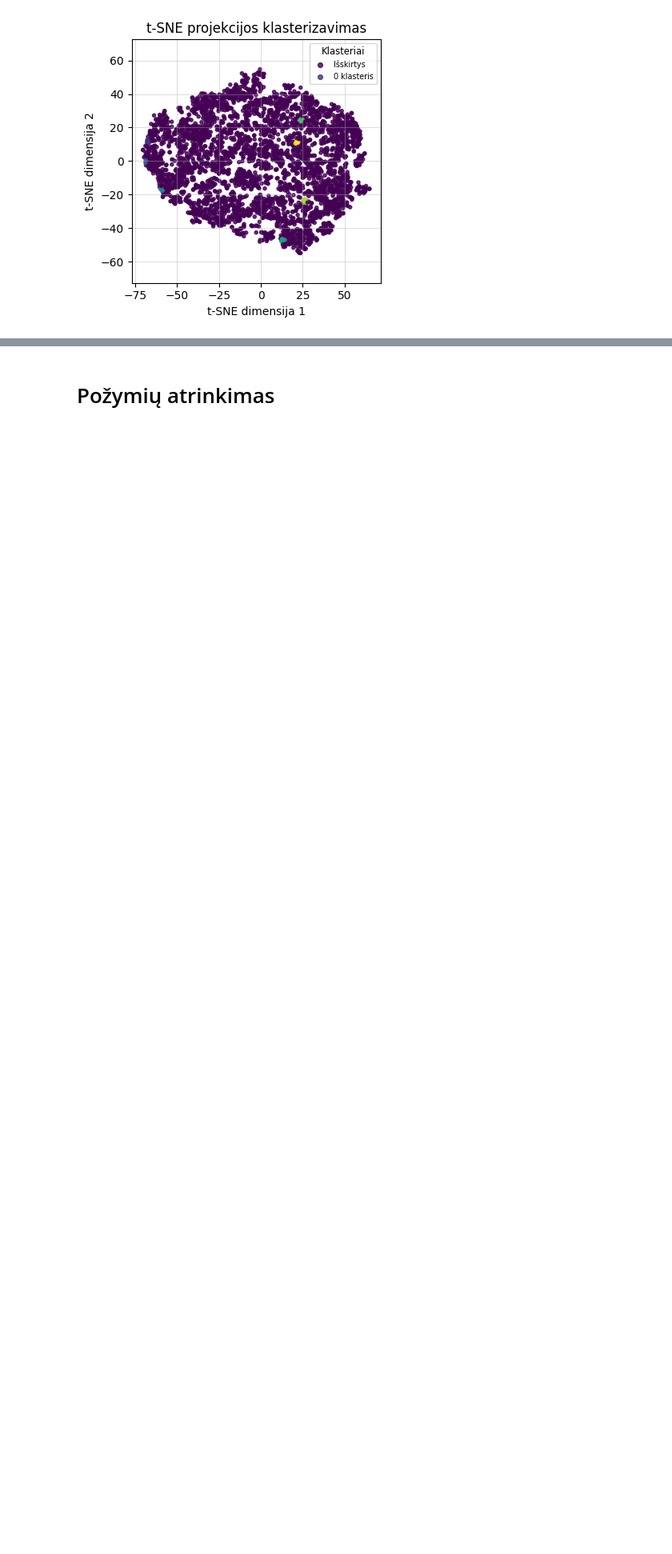
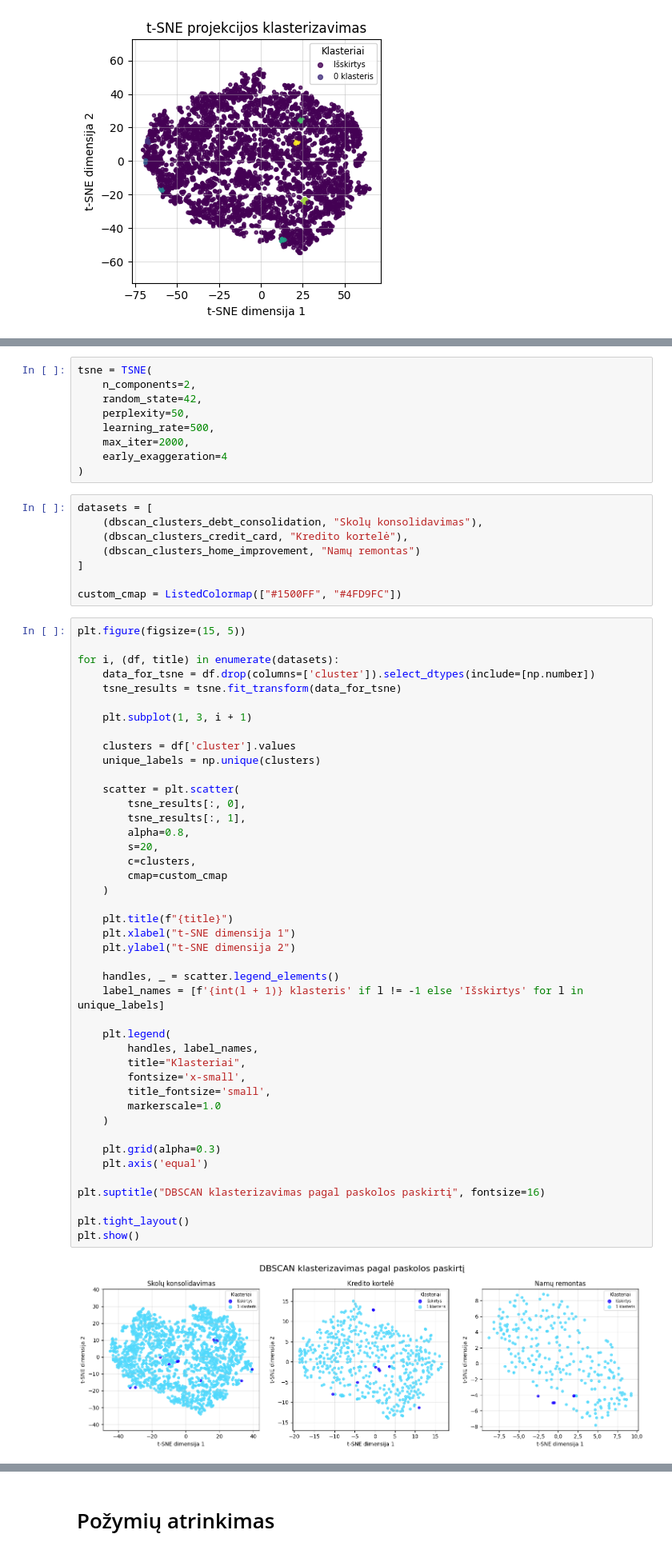
Before and after one commit to EvelinaDu/Papildomi_duomenu_vizualizavimo_skyriai, a Jupyter notebook: 3_laboratorinis/dbscan.ipynb, the cells around one changed output, grey strips where cells are left out. Shown at 80% size. Drawn from its saved outputs; the diff is of its cells as text; blank space fills up the shorter version.

```diff
--- a/3_laboratorinis/dbscan.ipynb
+++ b/3_laboratorinis/dbscan.ipynb
@@ -140,0 +239,62 @@ plt.show()
+# %%
+tsne = TSNE(
+    n_components=2,
+    random_state=42,
+    perplexity=50,
+    learning_rate=500,
+    max_iter=2000,
+    early_exaggeration=4
+)
+# %%
+datasets = [
+    (dbscan_clusters_debt_consolidation, "Skolų konsolidavimas"),
+    (dbscan_clusters_credit_card, "Kredito kortelė"),
+    (dbscan_clusters_home_improvement, "Namų remontas")
+]
+
+custom_cmap = ListedColormap(["#1500FF", "#4FD9FC"])
+# %%
+plt.figure(figsize=(15, 5))
+
+for i, (df, title) in enumerate(datasets):
+    data_for_tsne = df.drop(columns=['cluster']).select_dtypes(include=[np.number])
+    tsne_results = tsne.fit_transform(data_for_tsne)
+
+    plt.subplot(1, 3, i + 1)
+
+    clusters = df['cluster'].values
+    unique_labels = np.unique(clusters)
+
+    scatter = plt.scatter(
+        tsne_results[:, 0],
+        tsne_results[:, 1],
+        alpha=0.8,
+        s=20,
+        c=clusters,
+        cmap=custom_cmap
+    )
+
+    plt.title(f"{title}")
+    plt.xlabel("t-SNE dimensija 1")
+    plt.ylabel("t-SNE dimensija 2")
+
+    handles, _ = scatter.legend_elements()
+    label_names = [f'{int(l + 1)} klasteris' if l != -1 else 'Išskirtys' for l in unique_labels]
+
+    plt.legend(
+        handles, label_names,
+        title="Klasteriai",
+        fontsize='x-small',
+        title_fontsize='small',
+        markerscale=1.0
+    )
+
+    plt.grid(alpha=0.3)
+    plt.axis('equal')
+
+plt.suptitle("DBSCAN klasterizavimas pagal paskolos paskirtį", fontsize=16)
+
+plt.tight_layout()
+plt.show()
+# %% [output]
+[figure, added]
```
Also changed, not shown: parts of 16 cells of this notebook.
